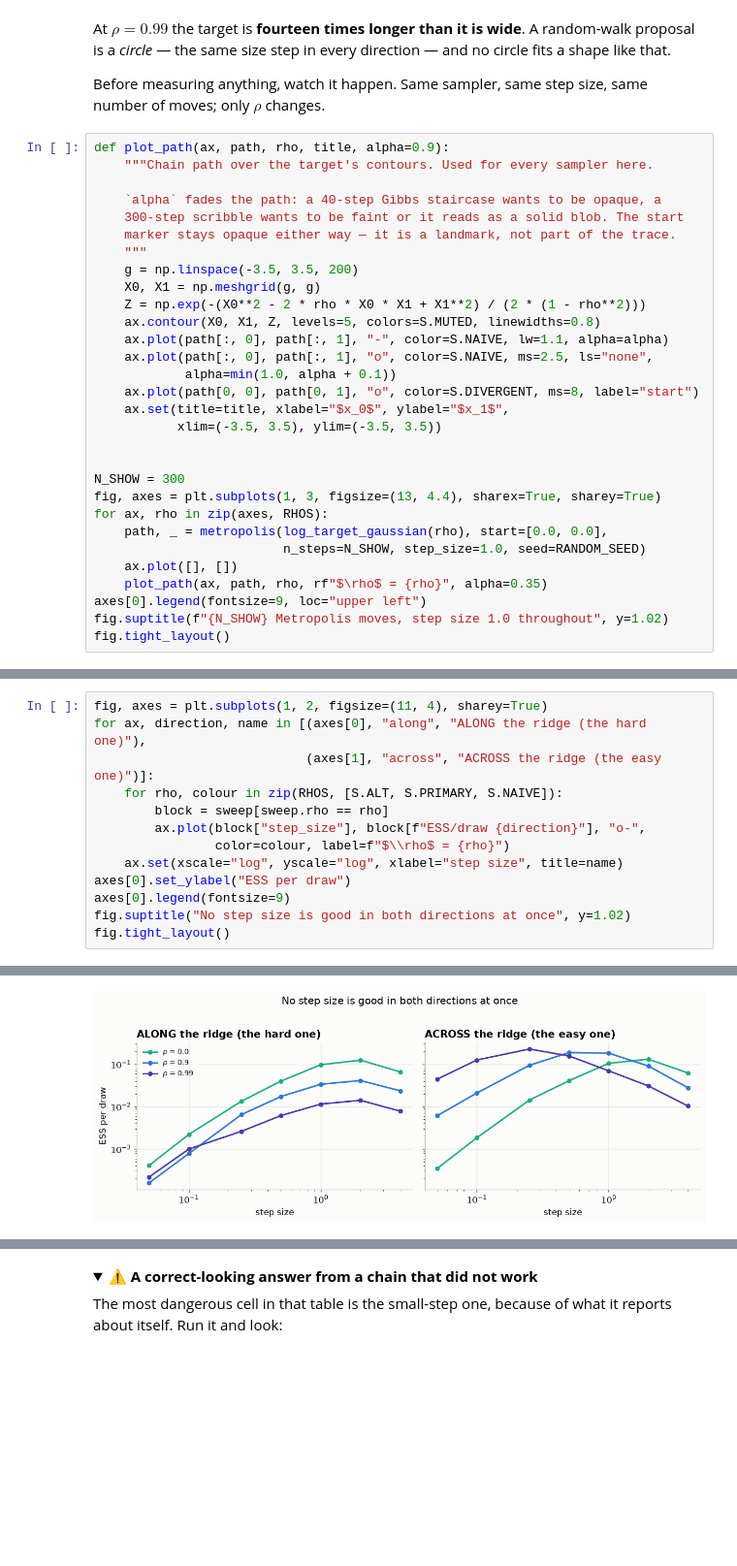
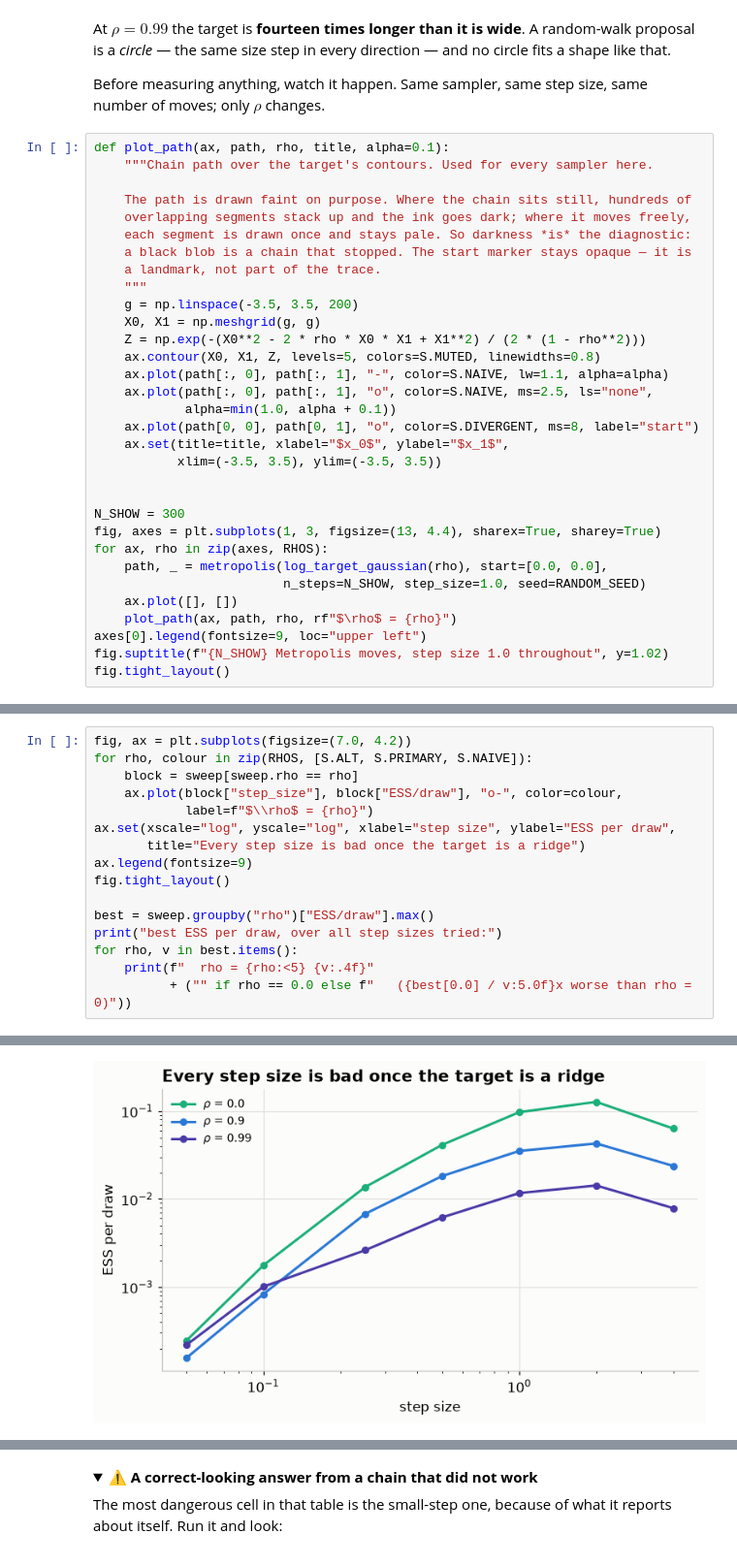
Before and after one commit to VeronikaWendler/sbi4cogsci, a Jupyter notebook: tutorials/day2_bayes_toolkit/mcmc-and-identifiability.ipynb, the cells around one changed output, grey strips where cells are left out. Shown at 97% size. Drawn from its saved outputs; the diff is of its cells as text; blank space fills up the shorter version.

```diff
--- a/tutorials/day2_bayes_toolkit/mcmc-and-identifiability.ipynb
+++ b/tutorials/day2_bayes_toolkit/mcmc-and-identifiability.ipynb
@@ -411,12 +375,14 @@ and no circle fits a shape like that.
 Before measuring anything, watch it happen. Same sampler, same step size, same
 number of moves; only $\rho$ changes.
 # %%
-def plot_path(ax, path, rho, title, alpha=0.9):
+def plot_path(ax, path, rho, title, alpha=0.1):
     """Chain path over the target's contours. Used for every sampler here.
 
-    `alpha` fades the path: a 40-step Gibbs staircase wants to be opaque, a
-    300-step scribble wants to be faint or it reads as a solid blob. The start
-    marker stays opaque either way — it is a landmark, not part of the trace.
+    The path is drawn faint on purpose. Where the chain sits still, hundreds of
+    overlapping segments stack up and the ink goes dark; where it moves freely,
+    each segment is drawn once and stays pale. So darkness *is* the diagnostic:
+    a black blob is a chain that stopped. The start marker stays opaque — it is
+    a landmark, not part of the trace.
     """
     g = np.linspace(-3.5, 3.5, 200)
     X0, X1 = np.meshgrid(g, g)
@@ -436,7 +402,7 @@ for ax, rho in zip(axes, RHOS):
     path, _ = metropolis(log_target_gaussian(rho), start=[0.0, 0.0],
                          n_steps=N_SHOW, step_size=1.0, seed=RANDOM_SEED)
     ax.plot([], [])
-    plot_path(ax, path, rho, rf"$\rho$ = {rho}", alpha=0.35)
+    plot_path(ax, path, rho, rf"$\rho$ = {rho}")
 axes[0].legend(fontsize=9, loc="upper left")
 fig.suptitle(f"{N_SHOW} Metropolis moves, step size 1.0 throughout", y=1.02)
 fig.tight_layout()
@@ -507,14 +457,17 @@ for rho in RHOS:
 # %%
-fig, axes = plt.subplots(1, 2, figsize=(11, 4), sharey=True)
-for ax, direction, name in [(axes[0], "along", "ALONG the ridge (the hard one)"),
-                            (axes[1], "across", "ACROSS the ridge (the easy one)")]:
-    for rho, colour in zip(RHOS, [S.ALT, S.PRIMARY, S.NAIVE]):
-        block = sweep[sweep.rho == rho]
-        ax.plot(block["step_size"], block[f"ESS/draw {direction}"], "o-",
-                color=colour, label=f"$\\rho$ = {rho}")
-    ax.set(xscale="log", yscale="log", xlabel="step size", title=name)
-axes[0].set_ylabel("ESS per draw")
-axes[0].legend(fontsize=9)
-fig.suptitle("No step size is good in both directions at once", y=1.02)
+fig, ax = plt.subplots(figsize=(7.0, 4.2))
+for rho, colour in zip(RHOS, [S.ALT, S.PRIMARY, S.NAIVE]):
+    block = sweep[sweep.rho == rho]
+    ax.plot(block["step_size"], block["ESS/draw"], "o-", color=colour,
+            label=f"$\\rho$ = {rho}")
+ax.set(xscale="log", yscale="log", xlabel="step size", ylabel="ESS per draw",
+       title="Every step size is bad once the target is a ridge")
+ax.legend(fontsize=9)
 fig.tight_layout()
+
+best = sweep.groupby("rho")["ESS/draw"].max()
+print("best ESS per draw, over all step sizes tried:")
+for rho, v in best.items():
+    print(f"  rho = {rho:<5} {v:.4f}"
+          + ("" if rho == 0.0 else f"   ({best[0.0] / v:5.0f}x worse than rho = 0)"))
 # %% [output]
@@ -521 +478 @@ fig.tight_layout()
-[figure, old version]
+[figure, new version]
```
Also changed, not shown: parts of 21 cells of this notebook, 5 other files.
